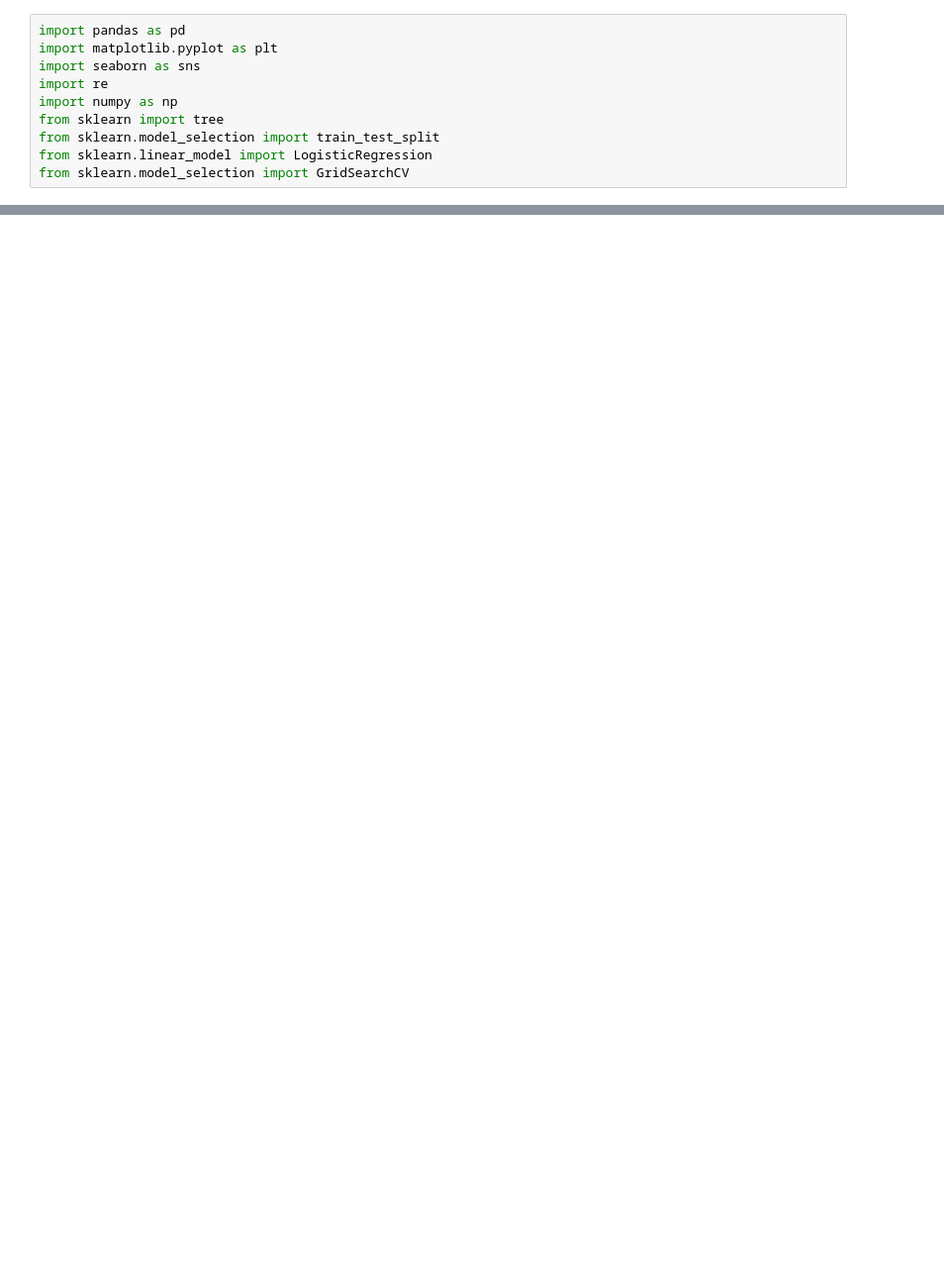
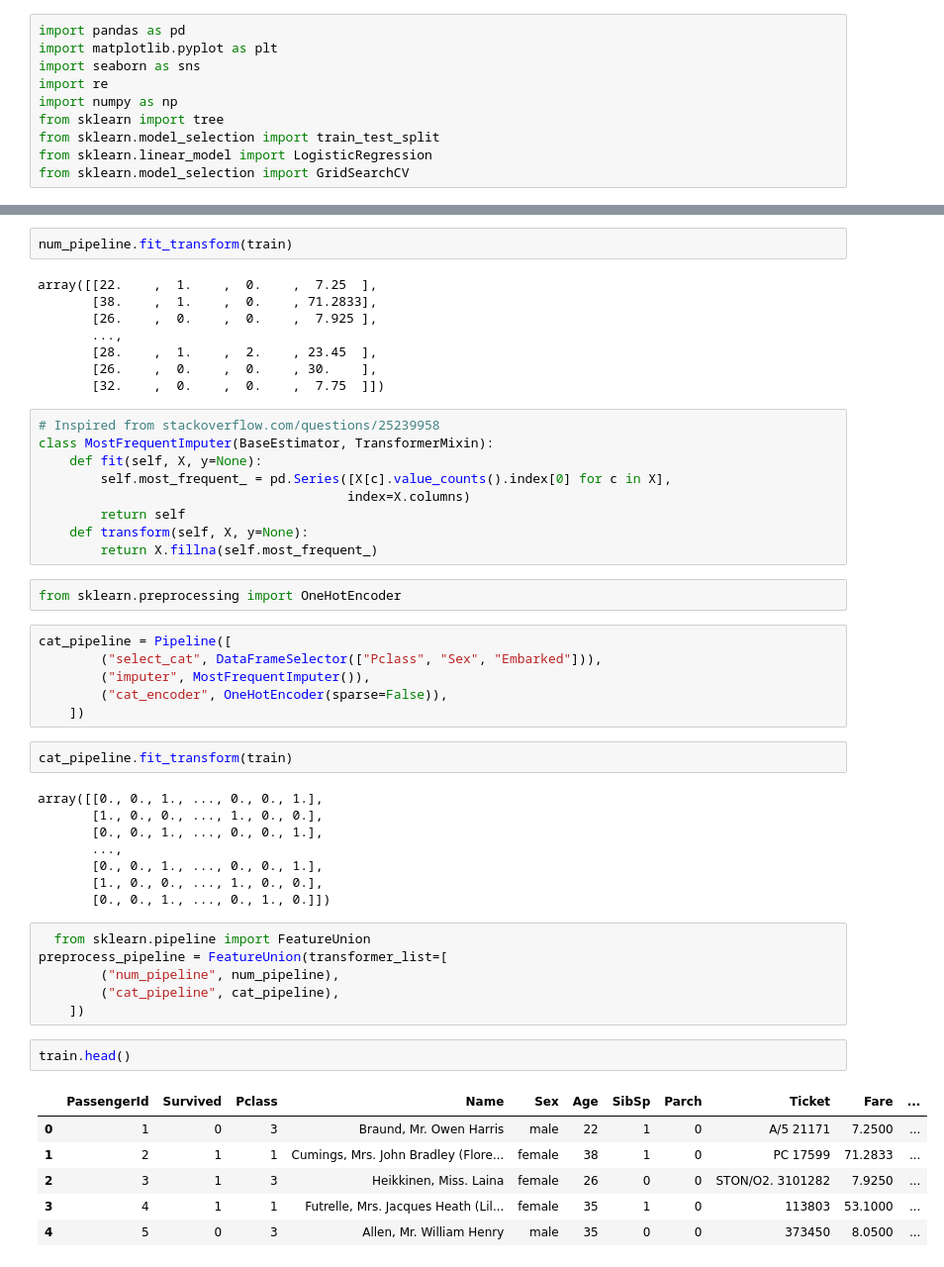
Before and after one commit to cgoeser1/MSDS422_course_assignments, a Jupyter notebook: Titanic(2021OCT17).ipynb, the cells around one changed output, grey strips where cells are left out. Shown at 99% size. Drawn from its saved outputs; the diff is of its cells as text; blank space fills up the shorter version.

```diff
--- a/Titanic(2021OCT17).ipynb
+++ b/Titanic(2021OCT17).ipynb
@@ -340,0 +428,52 @@ Text(0.5, 1.0, 'Heatmap Sale Price')
+# %%
+num_pipeline.fit_transform(train)
+# %% [output]
+array([[22.    ,  1.    ,  0.    ,  7.25  ],
+       [38.    ,  1.    ,  0.    , 71.2833],
+       [26.    ,  0.    ,  0.    ,  7.925 ],
+       ...,
+       [28.    ,  1.    ,  2.    , 23.45  ],
+       [26.    ,  0.    ,  0.    , 30.    ],
+       [32.    ,  0.    ,  0.    ,  7.75  ]])
+# %%
+# Inspired from stackoverflow.com/questions/25239958
+class MostFrequentImputer(BaseEstimator, TransformerMixin):
+    def fit(self, X, y=None):
+        self.most_frequent_ = pd.Series([X[c].value_counts().index[0] for c in X],
+                                        index=X.columns)
+        return self
+    def transform(self, X, y=None):
+        return X.fillna(self.most_frequent_)
+# %%
+from sklearn.preprocessing import OneHotEncoder
+# %%
+cat_pipeline = Pipeline([
+        ("select_cat", DataFrameSelector(["Pclass", "Sex", "Embarked"])),
+        ("imputer", MostFrequentImputer()),
+        ("cat_encoder", OneHotEncoder(sparse=False)),
+    ])
+# %%
+cat_pipeline.fit_transform(train)
+# %% [output]
+array([[0., 0., 1., ..., 0., 0., 1.],
+       [1., 0., 0., ..., 1., 0., 0.],
+       [0., 0., 1., ..., 0., 0., 1.],
+       ...,
+       [0., 0., 1., ..., 0., 0., 1.],
+       [1., 0., 0., ..., 1., 0., 0.],
+       [0., 0., 1., ..., 0., 1., 0.]])
+# %%
+  from sklearn.pipeline import FeatureUnion
+preprocess_pipeline = FeatureUnion(transformer_list=[
+        ("num_pipeline", num_pipeline),
+        ("cat_pipeline", cat_pipeline),
+    ])
+# %%
+train.head()
+# %% [output]
+|  | PassengerId | Survived | Pclass | Name | Sex | Age | SibSp | Parch | Ticket | Fare | ... |
+| 0 | 1 | 0 | 3 | Braund, Mr. Owen Harris | male | 22 | 1 | 0 | A/5 21171 | 7.2500 | ... |
+| 1 | 2 | 1 | 1 | Cumings, Mrs. John Bradley (Flore... | female | 38 | 1 | 0 | PC 17599 | 71.2833 | ... |
+| 2 | 3 | 1 | 3 | Heikkinen, Miss. Laina | female | 26 | 0 | 0 | STON/O2. 3101282 | 7.9250 | ... |
+| 3 | 4 | 1 | 1 | Futrelle, Mrs. Jacques Heath (Lil... | female | 35 | 1 | 0 | 113803 | 53.1000 | ... |
+| 4 | 5 | 0 | 3 | Allen, Mr. William Henry | male | 35 | 0 | 0 | 373450 | 8.0500 | ... |
```
Also changed, not shown: parts of 31 cells of this notebook.
